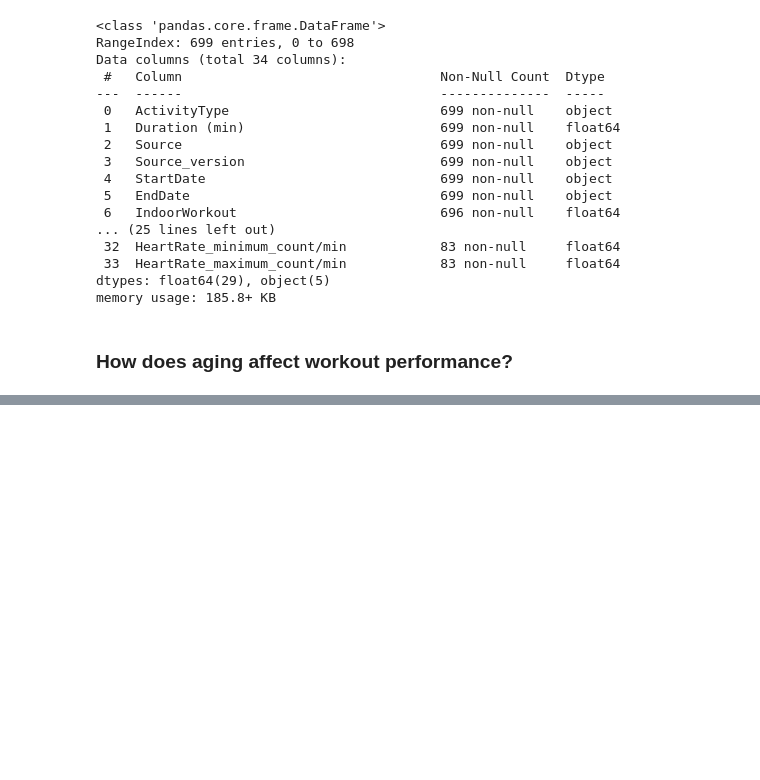
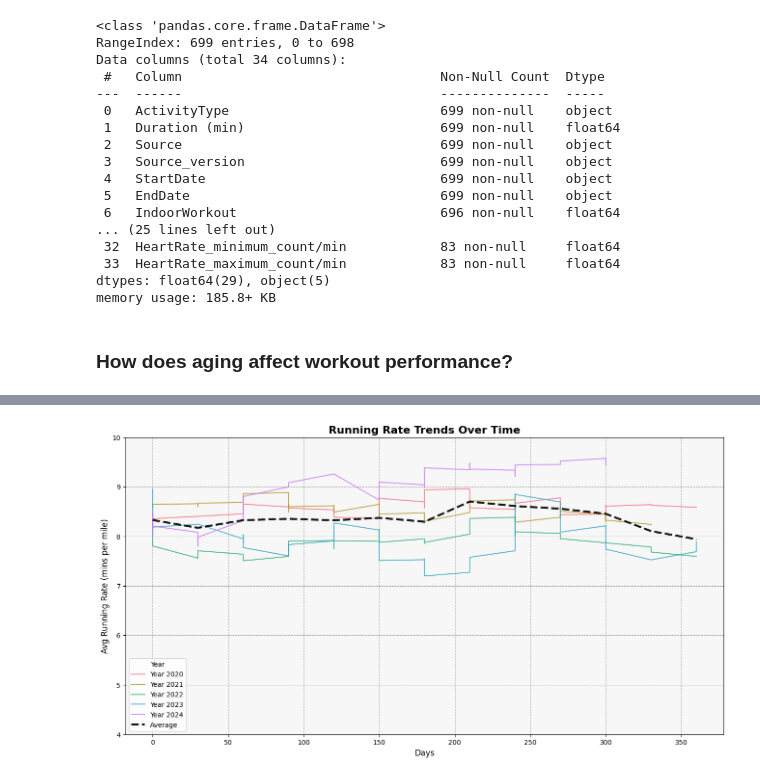
Before and after one commit to Jalley22/apple-health-run-analysis, a Jupyter notebook: 2_eda_workout_trends.ipynb, the cells around one changed output, grey strips where cells are left out. Drawn from its saved outputs; the diff is of its cells as text; code cells hidden in the pictures; blank space fills up the shorter version.

```diff
--- a/2_eda_workout_trends.ipynb
+++ b/2_eda_workout_trends.ipynb
@@ -125,0 +299,49 @@ my_workouts['StartDate'] = pd.to_datetime(my_workouts['StartDate'])
+# %%
+# Let's apply a rolling mean to smooth out the data
+corrected_workouts['rate_mins_mile_smooth'] = corrected_workouts.groupby('year')['rate_mins_mile_corrected'].transform(
+    lambda x: x.rolling(window=5, min_periods=1).mean()
+)
+# %%
+# Set up color palette
+colors = sns.color_palette("husl", len(corrected_workouts['year'].unique()))
+
+# Plotting
+fig = plt.figure(figsize=[16, 8])
+ax = fig.add_subplot(1, 1, 1)
+
+# Group by year and assign colors
+for i, (year, chunk) in enumerate(corrected_workouts.groupby('year')):
+    ax.plot(
+        chunk['running_days_round'],
+        chunk['rate_mins_mile_smooth'],
+        label=f"Year {year}",
+        color=colors[i],
+        linewidth=1.5,
+        alpha=0.8
+    )
+
+# Add smoothed average line
+ax.plot(
+    corrected_workouts.groupby('running_days_round')['rate_mins_mile_smooth'].mean(),
+    alpha=0.9,
+    color='black',
+    linewidth=3,
+    linestyle='--',
+    label='Average'
+)
+
+# Customize plot
+ax.set_facecolor((0.97, 0.97, 0.97))
+ax.grid(color='gray', linestyle='--', linewidth=0.75, alpha=0.7)
+ax.set_ylabel('Avg Running Rate (mins per mile)', fontsize=12)
+ax.set_xlabel('Days', fontsize=12)
+
+ax.set_ylim(4,10)
+ax.tick_params(axis='both', which='major', labelsize=10)
+ax.set_title('Running Rate Trends Over Time', fontsize=16, fontweight='bold')
+ax.legend(title="Year", loc='best', fontsize=10)
+
+# Show plot
+plt.show()
+# %% [output]
+[figure, added]
```
Also changed, not shown: parts of 16 cells of this notebook.
